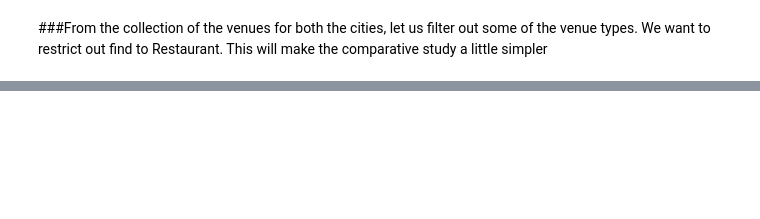
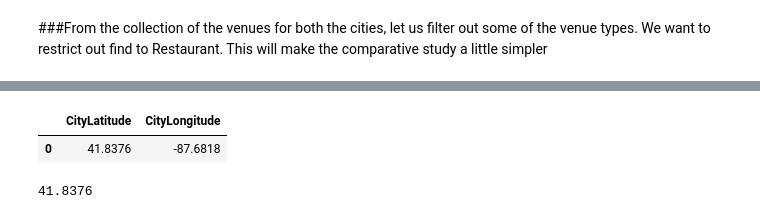
Before and after one commit to PARTHA72/Coursera_Capstone, a Jupyter notebook: Comparative Analysis between Chicago and Houston.ipynb, the cells around one changed output, grey strips where cells are left out. Cells and saved outputs as stored; diff of their text form; code cells hidden in the pictures; blank space fills up the shorter version.

```diff
--- a/Comparative Analysis between Chicago and Houston.ipynb
+++ b/Comparative Analysis between Chicago and Houston.ipynb
@@ -260,2 +261,25 @@ pd.pivot_table(City_Restaurants, index= "Venue Category", columns = "Neighborhoo
 
 ### Overall, recommendation should be to go for a Italian Restaurant or a steakhouse in Chicago
+# %%
+import matplotlib.pyplot as plt
+#from mpl_toolkits.basemap import Basemap
+import folium # map rendering library
+
+
+
+ChicagoCoordinates = ComparingCities.loc[ComparingCities['CityName'] == 'Chicago', ['CityLatitude','CityLongitude']]
+ChicagoCoordinates
+#ax1 = folium.Map(location = [41.8376, -87.6818], zoom_start=11)
+#ax2 = geodataframe.plot(ax=ax2, column='pred', legend=True)
+#plt.show()
+# %% [output]
+|  | CityLatitude | CityLongitude |
+| 0 | 41.8376 | -87.6818 |
+# %%
+Chicago_venues = City_venues.loc[City_venues['Neighborhood']=="Chicago"]
+ChicagoLat = float(ChicagoCoordinates['CityLatitude'][0])
+ChicagoLong = float(ChicagoCoordinates['CityLongitude'][0])
+ChicagoLat
+#ChicagoLong
+# %% [output]
+41.8376
```
Also changed, not shown: parts of 13 cells of this notebook.
